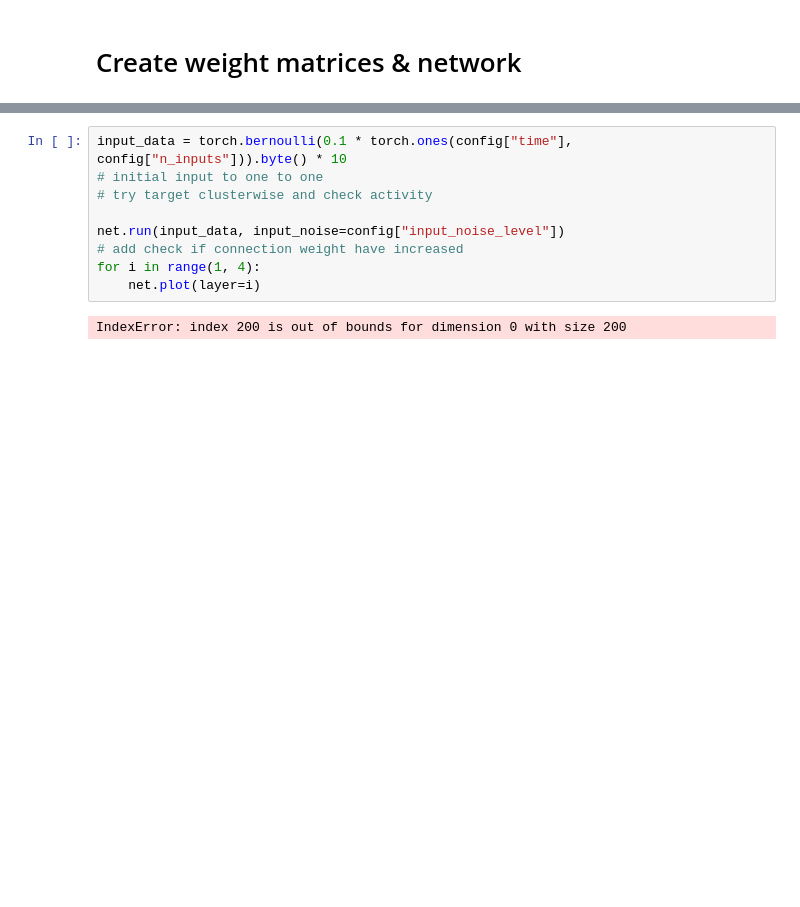
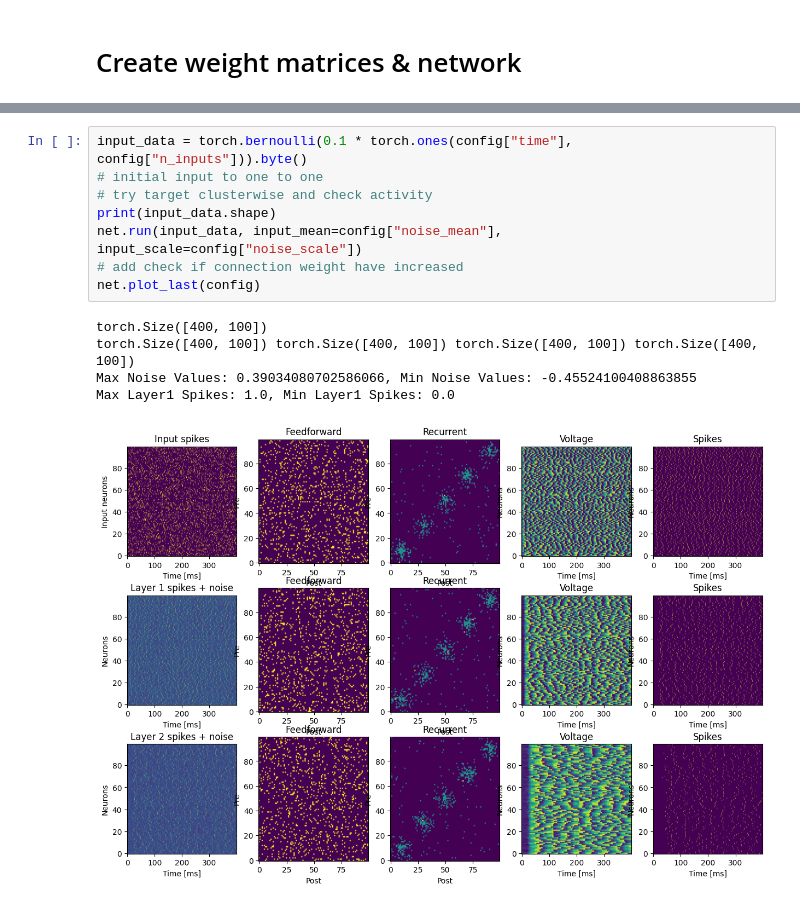
Before and after one commit to H-27/spiking-network-info-transmission, a Jupyter notebook: notebooks/network_display.ipynb, the cells around one changed output, grey strips where cells are left out. Saved outputs shown, nothing was run; the diff lists cells and outputs as text; blank space fills up the shorter version.

Commit message:
updated plot and added noise

```diff
--- a/notebooks/network_display.ipynb
+++ b/notebooks/network_display.ipynb
@@ -61,11 +82,14 @@ No learning for feedforward connections.
 # %%
-input_data = torch.bernoulli(0.1 * torch.ones(config["time"], config["n_inputs"])).byte() * 10
+input_data = torch.bernoulli(0.1 * torch.ones(config["time"], config["n_inputs"])).byte()
 # initial input to one to one
 # try target clusterwise and check activity
-
-net.run(input_data, input_noise=config["input_noise_level"])
+print(input_data.shape)
+net.run(input_data, input_mean=config["noise_mean"], input_scale=config["noise_scale"])
 # add check if connection weight have increased
-for i in range(1, 4):
-    net.plot(layer=i)
+net.plot_last(config)
 # %% [output]
-IndexError: index 200 is out of bounds for dimension 0 with size 200
+torch.Size([400, 100])
+torch.Size([400, 100]) torch.Size([400, 100]) torch.Size([400, 100]) torch.Size([400, 100])
+Max Noise Values: 0.39034080702586066, Min Noise Values: -0.45524100408863855
+Max Layer1 Spikes: 1.0, Min Layer1 Spikes: 0.0
+[figure, added]
```
Also changed, not shown: parts of 5 cells of this notebook, 4 other files.
